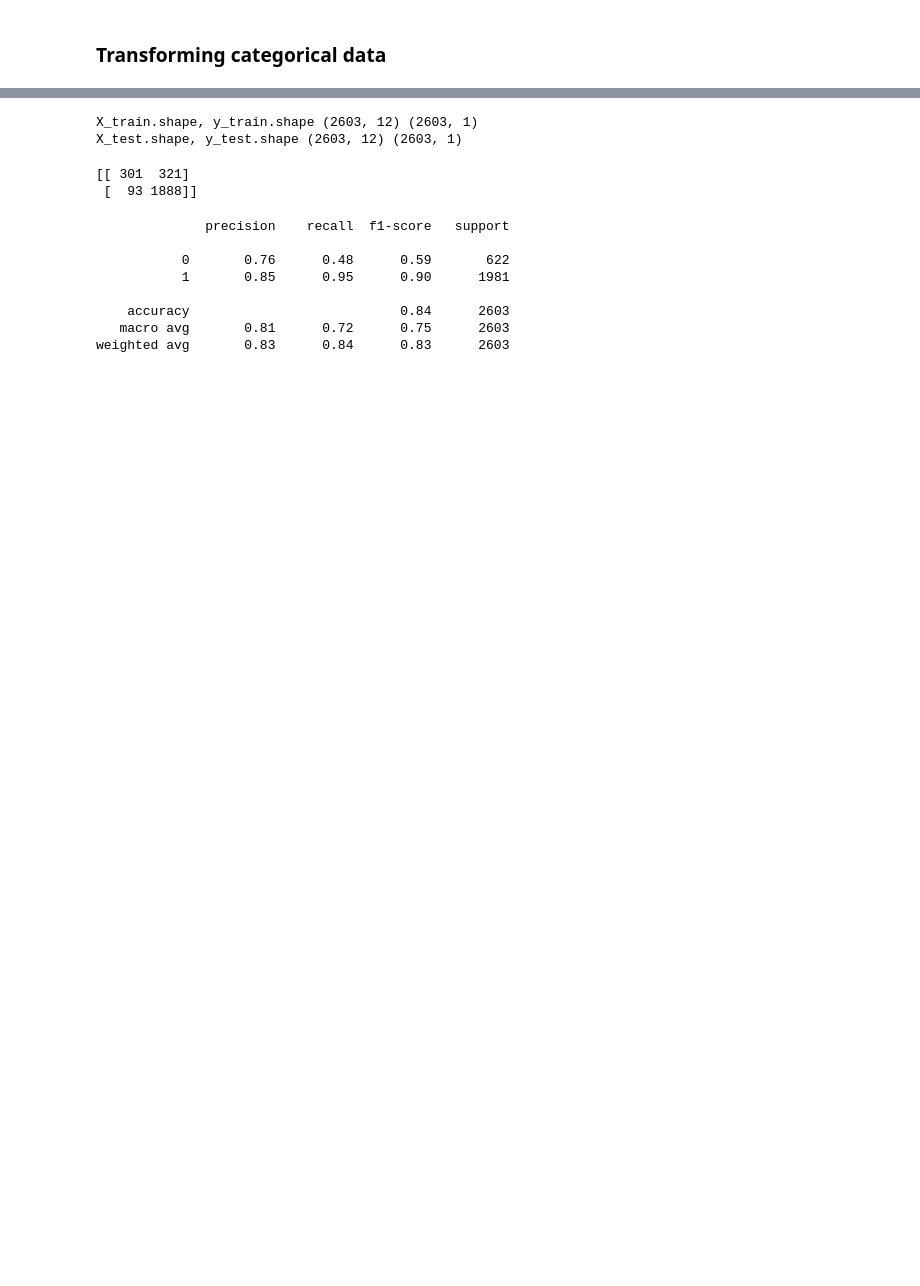
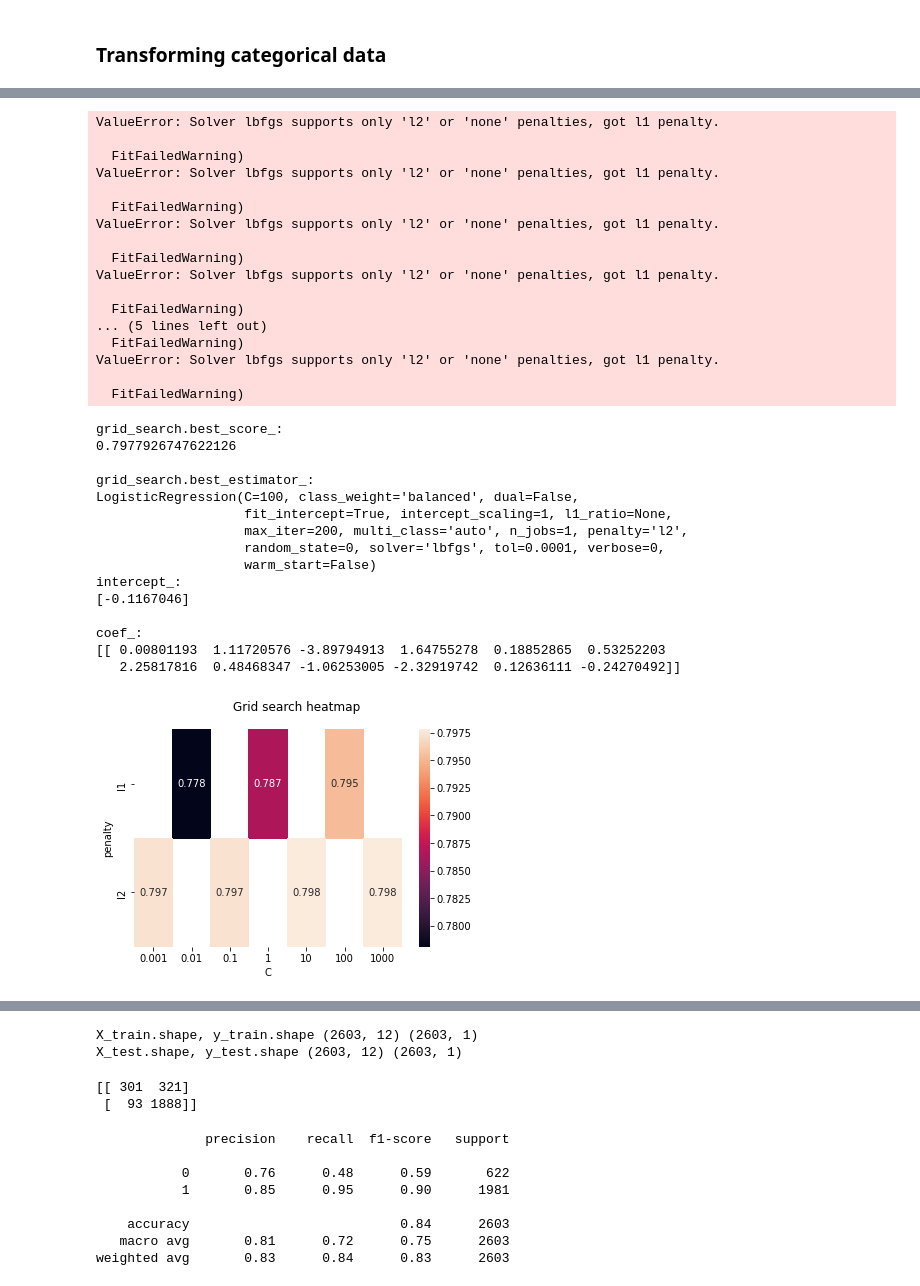
Before and after one commit to mattchap2/machine-learning, a Jupyter notebook: source-code.ipynb, the cells around one changed output, grey strips where cells are left out. Cells and saved outputs as stored; diff of their text form; code cells hidden in the pictures; blank space fills up the shorter version.

Commit message:
Train logistic regression and GBM in code

```diff
--- a/source-code.ipynb
+++ b/source-code.ipynb
@@ -1000,0 +1044,4 @@ array([1, 1, 0, ..., 1, 1, 1])
+# %%
+# 1 is discharged, 0 is died
+df_prepared['outcome'] = LabelBinarizer().fit_transform(df_prepared['outcome'])
+df_prepared.head()
@@ -1001,9 +1066,13 @@ array([1, 1, 0, ..., 1, 1, 1])
 # %%
 split = StratifiedShuffleSplit(n_splits=1, test_size=0.2, random_state=42)
 
-for train_index, test_index in split.split(X=X, y=X['chronic_disease_binary']):
-    strat_train_set = X.loc[train_index]
-    strat_test_set = X.loc[test_index]
+for train_index, test_index in split.split(X=df_prepared, y=df_prepared['chronic_disease_binary']):
+    train_set = df_prepared.loc[train_index]
+    test_set = df_prepared.loc[test_index]
 
-strat_test_set['chronic_disease_binary'].value_counts() / len(strat_test_set)
+print(train_set.shape)
+print(train_set['chronic_disease_binary'].value_counts() / len(train_set))
+print()
+print(test_set.shape)
+print(test_set['chronic_disease_binary'].value_counts() / len(test_set))
 # %% [output]
@@ -1019,0 +1088,5 @@ clf.score(X, y)
+# %%
+X_train = train_set.drop('outcome', axis=1)
+y_train = train_set['outcome'].copy()
+X_test = test_set.drop('outcome', axis=1)
+y_test = test_set['outcome'].copy()
@@ -1019,0 +1160,57 @@ clf.score(X, y)
+# %%
+# Note that we will often need to normalize or standardize the data prior to doing Logistic Regression,
+# however this is not always necessary (preprocessing would have lost the direct interpretation of each feature's value)
+grid_lr = {'C': [0.001, 0.01, 0.1, 1, 10, 100, 1000], 'penalty': ['l1', 'l2']}
+clf_lr = LogisticRegression(class_weight='balanced', dual=False,
+          fit_intercept=True, intercept_scaling=1, max_iter=200,
+          n_jobs=1, random_state=0, tol=0.0001, verbose=0, warm_start=False)
+
+# Cross validated grid search
+gs_lr = GridSearchCV(clf_lr, grid_lr, return_train_score=True)  # note that by default, 3-fold cross validation is performed
+
+# Fit the model
+gs_lr.fit(X_train, y_train)
+
+# Plot
+best_score_lr, clf_lr = plot_2d_grid_search_heatmap(gs_lr, grid_lr, 'C', 'penalty')
+
+# Print Logistic Regression specific attributes
+print("intercept_:")
+print(clf_lr.intercept_ )
+print()
+print("coef_:")
+print(clf_lr.coef_)
+# %% [output]
+ValueError: Solver lbfgs supports only 'l2' or 'none' penalties, got l1 penalty.
+
+  FitFailedWarning)
+ValueError: Solver lbfgs supports only 'l2' or 'none' penalties, got l1 penalty.
+
+  FitFailedWarning)
+ValueError: Solver lbfgs supports only 'l2' or 'none' penalties, got l1 penalty.
+
+  FitFailedWarning)
+ValueError: Solver lbfgs supports only 'l2' or 'none' penalties, got l1 penalty.
+
+  FitFailedWarning)
+... (5 lines left out)
+  FitFailedWarning)
+ValueError: Solver lbfgs supports only 'l2' or 'none' penalties, got l1 penalty.
+
+  FitFailedWarning)
+grid_search.best_score_:
+0.7977926747622126
+
+grid_search.best_estimator_:
+LogisticRegression(C=100, class_weight='balanced', dual=False,
+                   fit_intercept=True, intercept_scaling=1, l1_ratio=None,
+                   max_iter=200, multi_class='auto', n_jobs=1, penalty='l2',
+                   random_state=0, solver='lbfgs', tol=0.0001, verbose=0,
+                   warm_start=False)
+intercept_:
+[-0.1167046]
+
+coef_:
+[[ 0.00801193  1.11720576 -3.89794913  1.64755278  0.18852865  0.53252203
+   2.25817816  0.48468347 -1.06253005 -2.32919742  0.12636111 -0.24270492]]
+[figure, added]
```
Also changed, not shown: parts of 21 cells of this notebook.
